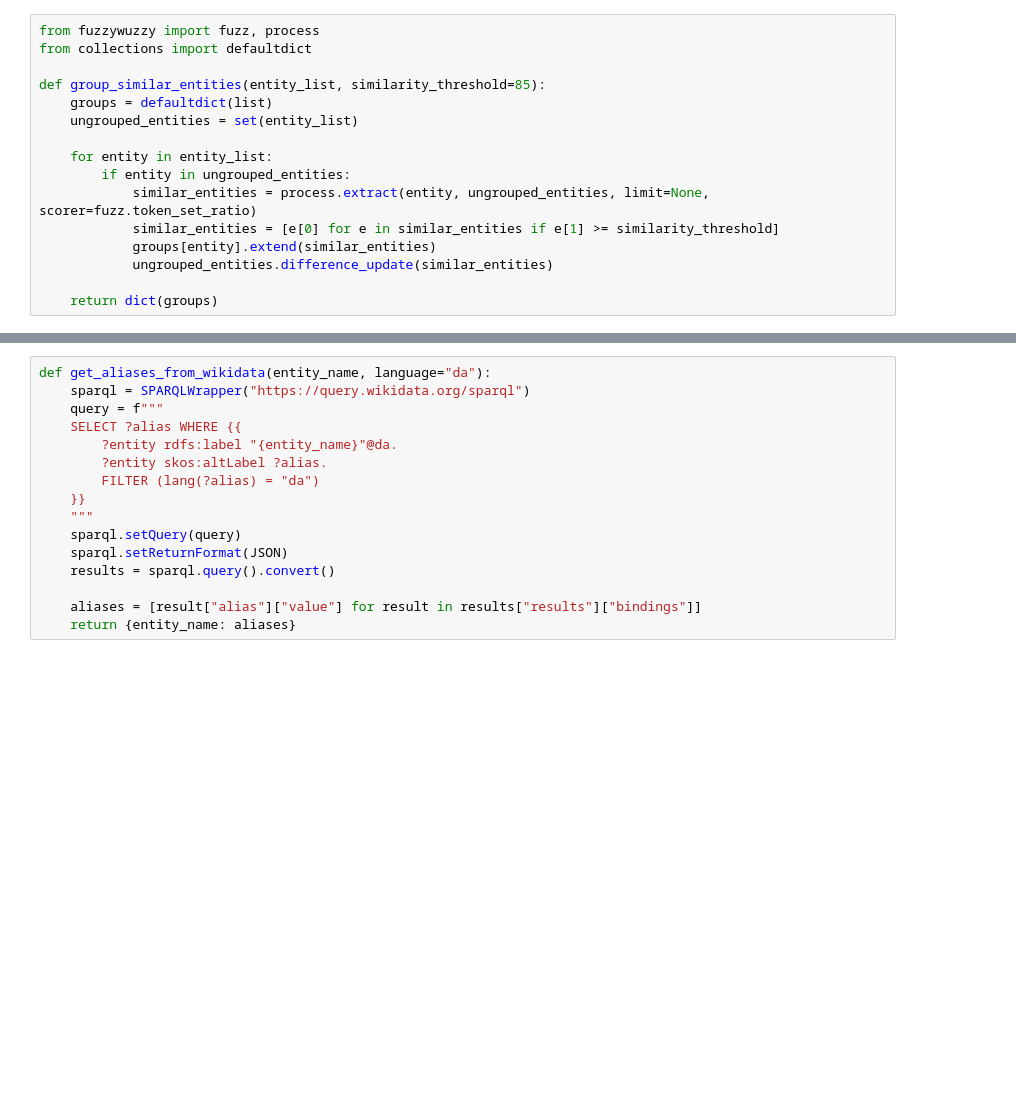
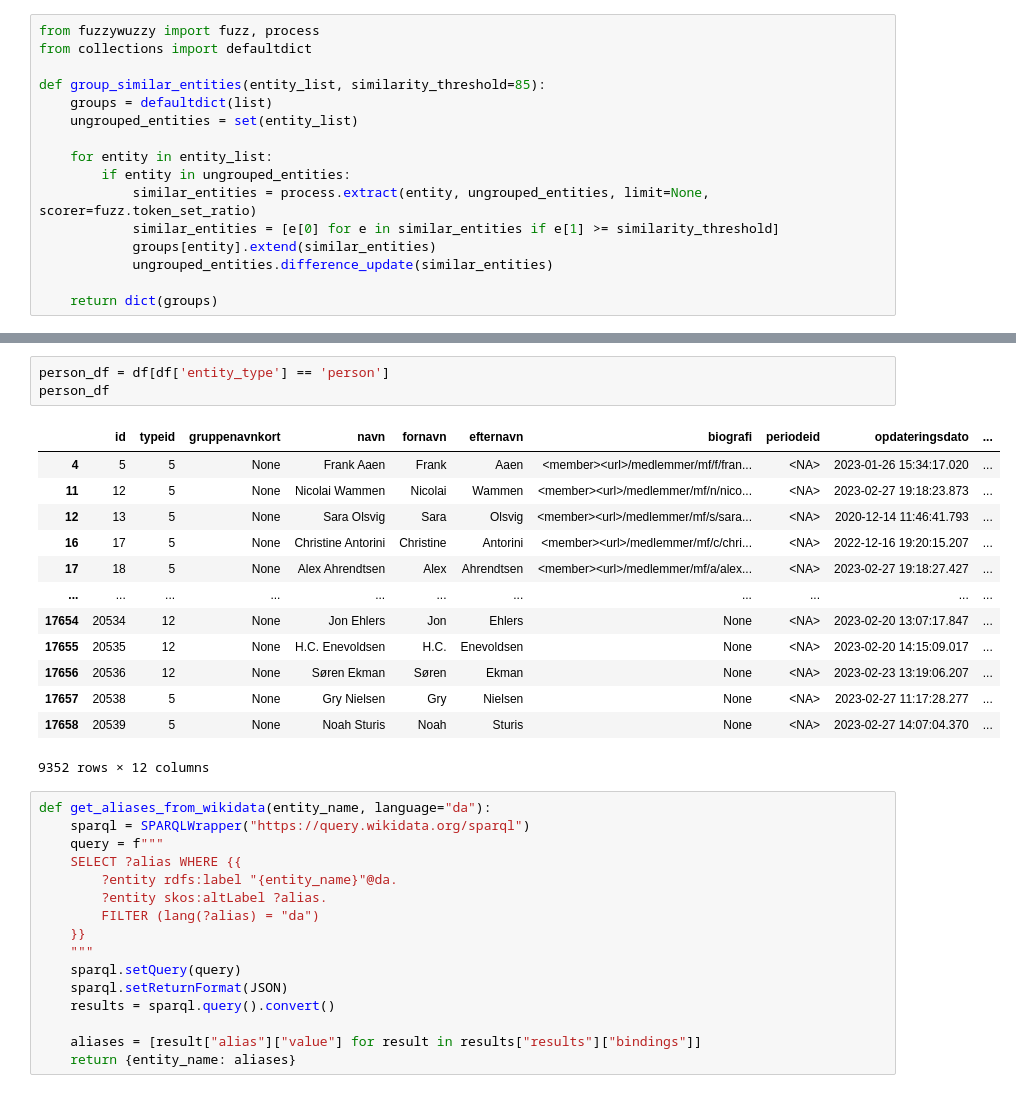
Before and after one commit to Rune-Nedergaard/knowledge-graph, a Jupyter notebook: notebooks/entity_alias_mapping.ipynb, the cells around one changed output, grey strips where cells are left out. Drawn from its saved outputs; the diff is of its cells as text; blank space fills up the shorter version.

```diff
--- a/notebooks/entity_alias_mapping.ipynb
+++ b/notebooks/entity_alias_mapping.ipynb
@@ -351,3 +405,20 @@ def group_similar_entities(entity_list, similarity_threshold=85):
+# %%
+person_df = df[df['entity_type'] == 'person']
+person_df
+# %% [output]
+|  | id | typeid | gruppenavnkort | navn | fornavn | efternavn | biografi | periodeid | opdateringsdato | ... |
+| 4 | 5 | 5 | None | Frank Aaen | Frank | Aaen | <member><url>/medlemmer/mf/f/fran... | <NA> | 2023-01-26 15:34:17.020 | ... |
+| 11 | 12 | 5 | None | Nicolai Wammen | Nicolai | Wammen | <member><url>/medlemmer/mf/n/nico... | <NA> | 2023-02-27 19:18:23.873 | ... |
+| 12 | 13 | 5 | None | Sara Olsvig | Sara | Olsvig | <member><url>/medlemmer/mf/s/sara... | <NA> | 2020-12-14 11:46:41.793 | ... |
+| 16 | 17 | 5 | None | Christine Antorini | Christine | Antorini | <member><url>/medlemmer/mf/c/chri... | <NA> | 2022-12-16 19:20:15.207 | ... |
+| 17 | 18 | 5 | None | Alex Ahrendtsen | Alex | Ahrendtsen | <member><url>/medlemmer/mf/a/alex... | <NA> | 2023-02-27 19:18:27.427 | ... |
+| ... | ... | ... | ... | ... | ... | ... | ... | ... | ... | ... |
+| 17654 | 20534 | 12 | None | Jon Ehlers | Jon | Ehlers | None | <NA> | 2023-02-20 13:07:17.847 | ... |
+| 17655 | 20535 | 12 | None | H.C. Enevoldsen | H.C. | Enevoldsen | None | <NA> | 2023-02-20 14:15:09.017 | ... |
+| 17656 | 20536 | 12 | None | Søren Ekman | Søren | Ekman | None | <NA> | 2023-02-23 13:19:06.207 | ... |
+| 17657 | 20538 | 5 | None | Gry Nielsen | Gry | Nielsen | None | <NA> | 2023-02-27 11:17:28.277 | ... |
+| 17658 | 20539 | 5 | None | Noah Sturis | Noah | Sturis | None | <NA> | 2023-02-27 14:07:04.370 | ... |
+9352 rows × 12 columns
 # %%
 def get_aliases_from_wikidata(entity_name, language="da"):
     sparql = SPARQLWrapper("https://query.wikidata.org/sparql")
```
Also changed, not shown: parts of 30 cells of this notebook, 1 other file.
